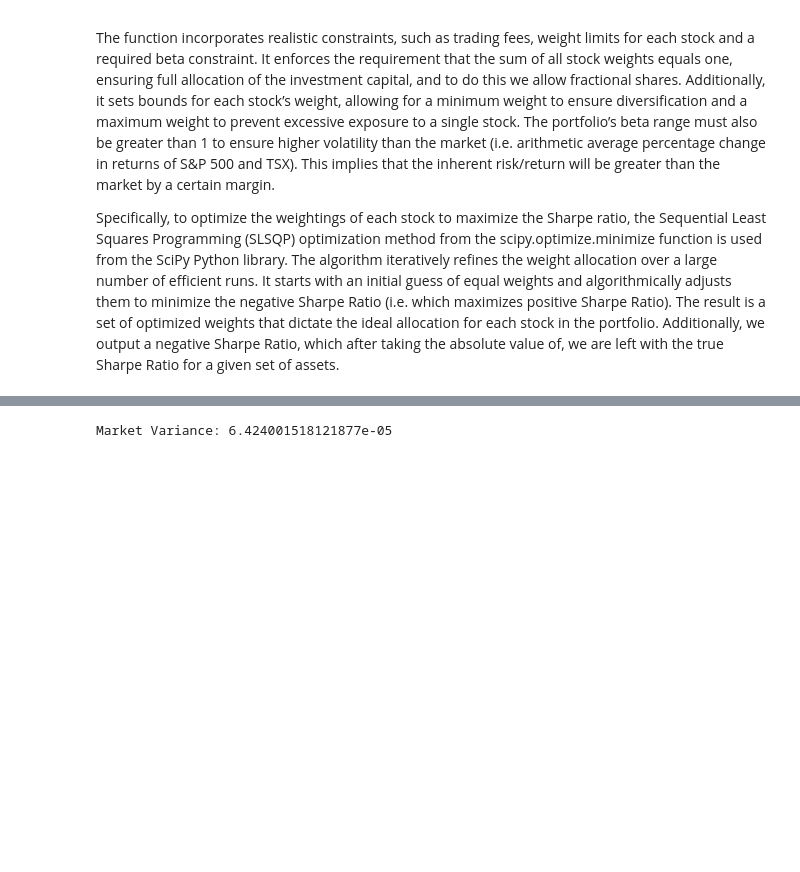
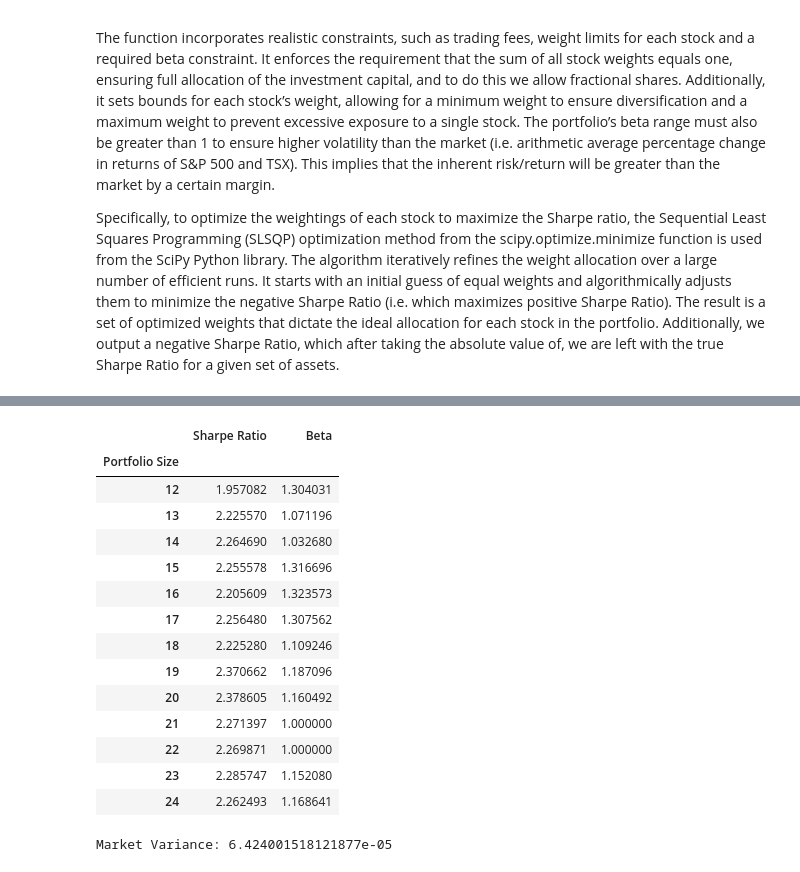
Before and after one commit to akramj13/CFM101-Project, a Jupyter notebook: Team 11 Assignment Main.ipynb, the cells around one changed output, grey strips where cells are left out. Cells and saved outputs as stored; diff of their text form; code cells hidden in the pictures; blank space fills up the shorter version.

```diff
--- a/Team 11 Assignment Main.ipynb
+++ b/Team 11 Assignment Main.ipynb
@@ -559,19 +559,22 @@ def optimal_sharpe(tickers, risk_free_rate, investment):
 # %%
 # Calculating beta of the stock portfolio as stocks are added
 current_best = None
+sbdata = pd.DataFrame() # Stores the Sharpe ratio and Beta values for each portfolio
 for i in range(min_stocks, max_stocks+1):
     current_stocks = list(scores.head(i).index)
     stock_weight_data = optimal_sharpe(current_stocks, 0, amount)
     weights = stock_weight_data.x
     sharpe_ratio = -stock_weight_data.fun
     portfolio_beta = get_beta(weights, current_stocks)
-
+    sbdata.loc[i,'Sharpe Ratio'] = sharpe_ratio
+    sbdata.loc[i, 'Beta'] = portfolio_beta
     if current_best is None or (sharpe_ratio > current_best[0]):
         current_best = (sharpe_ratio, portfolio_beta, current_stocks, weights)
-
+sbdata.rename_axis('Portfolio Size', inplace=True)
 print(f'''
       Best Sharpe Ratio: {current_best[0]}
       Best Portfolio Beta: {current_best[1]}
       Number of Stocks: {len(current_best[2])}
 ''')
+sbdata
 # %% [output]
@@ -580,4 +583,19 @@ print(f'''
       Number of Stocks: 20
+|  | Sharpe Ratio | Beta |
+| Portfolio Size |  |  |
+| 12 | 1.957082 | 1.304031 |
+| 13 | 2.225570 | 1.071196 |
+| 14 | 2.264690 | 1.032680 |
+| 15 | 2.255578 | 1.316696 |
+| 16 | 2.205609 | 1.323573 |
+| 17 | 2.256480 | 1.307562 |
+| 18 | 2.225280 | 1.109246 |
+| 19 | 2.370662 | 1.187096 |
+| 20 | 2.378605 | 1.160492 |
+| 21 | 2.271397 | 1.000000 |
+| 22 | 2.269871 | 1.000000 |
+| 23 | 2.285747 | 1.152080 |
+| 24 | 2.262493 | 1.168641 |
 # %%
 market_variance = market_indices['Average Market Return'].var()
 print(f'Market Variance: {market_variance}')
```
Also changed, not shown: parts of 9 cells of this notebook.
